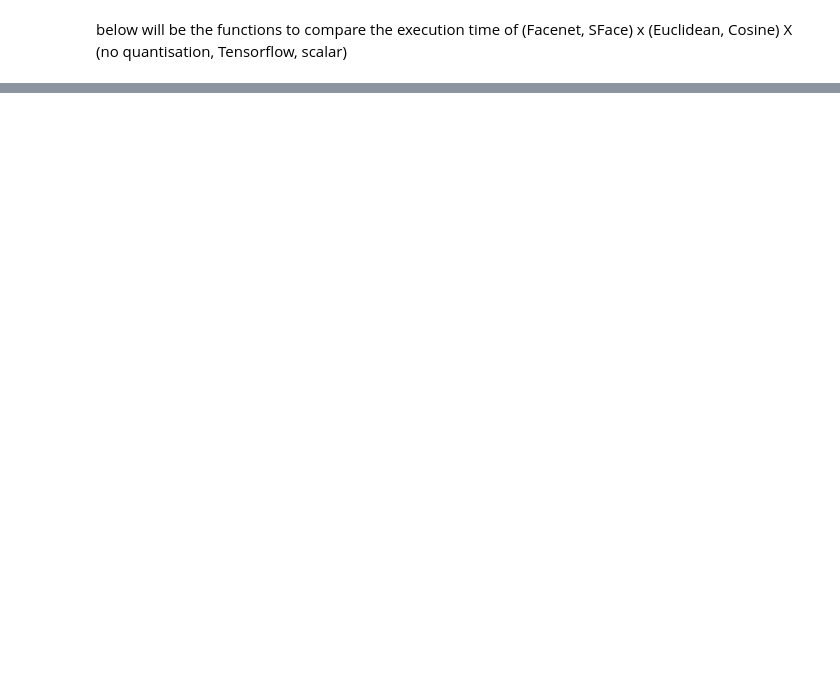
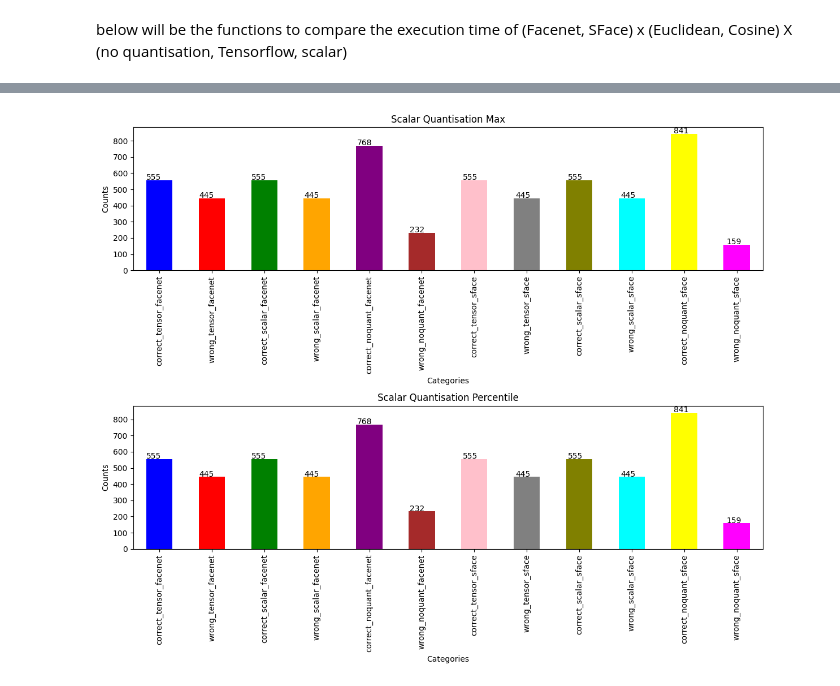
Before and after one commit to mteresapcrf/Seminar-PFFROCD, a Jupyter notebook: quantisation_notebook.ipynb, the cells around one changed output, grey strips where cells are left out. Saved outputs shown, nothing was run; the diff lists cells and outputs as text; code cells hidden in the pictures; blank space fills up the shorter version.

```diff
--- a/quantisation_notebook.ipynb
+++ b/quantisation_notebook.ipynb
@@ -170,0 +239,33 @@ below will be the functions to compare the execution time of (Facenet, SFace) x
+# %%
+data = counters_euc
+
+# Convert to DataFrame
+
+df = pd.DataFrame(data)
+# Adding actual values to the top of the bars
+fig, axes = plt.subplots(2, 1, figsize=(12, 10))
+
+# First plot: scalar_quantisation_max
+ax1 = df['scalar_quantisation_max'].plot(kind='bar', ax=axes[0], color=['blue', 'red', 'green', 'orange', 'purple', 'brown', 'pink', 'gray', 'olive', 'cyan', 'yellow', 'magenta'])
+axes[0].set_title('Scalar Quantisation Max')
+axes[0].set_ylabel('Counts')
+axes[0].set_xlabel('Categories')
+
+# Adding values on top of the bars
+for p in ax1.patches:
+    ax1.annotate(str(p.get_height()), (p.get_x() * 1.005, p.get_height() * 1.005))
+
+# Second plot: scalar_quantisation_percentile
+ax2 = df['scalar_quantisation_percentile'].plot(kind='bar', ax=axes[1], color=['blue', 'red', 'green', 'orange', 'purple', 'brown', 'pink', 'gray', 'olive', 'cyan', 'yellow', 'magenta'])
+axes[1].set_title('Scalar Quantisation Percentile')
+axes[1].set_ylabel('Counts')
+axes[1].set_xlabel('Categories')
+
+# Adding values on top of the bars
+for p in ax2.patches:
+    ax2.annotate(str(p.get_height()), (p.get_x() * 1.005, p.get_height() * 1.005))
+
+plt.tight_layout()
+plt.show()
+# %% [output]
+[figure, added]
```
Also changed, not shown: parts of 5 cells of this notebook, 1 other file.
